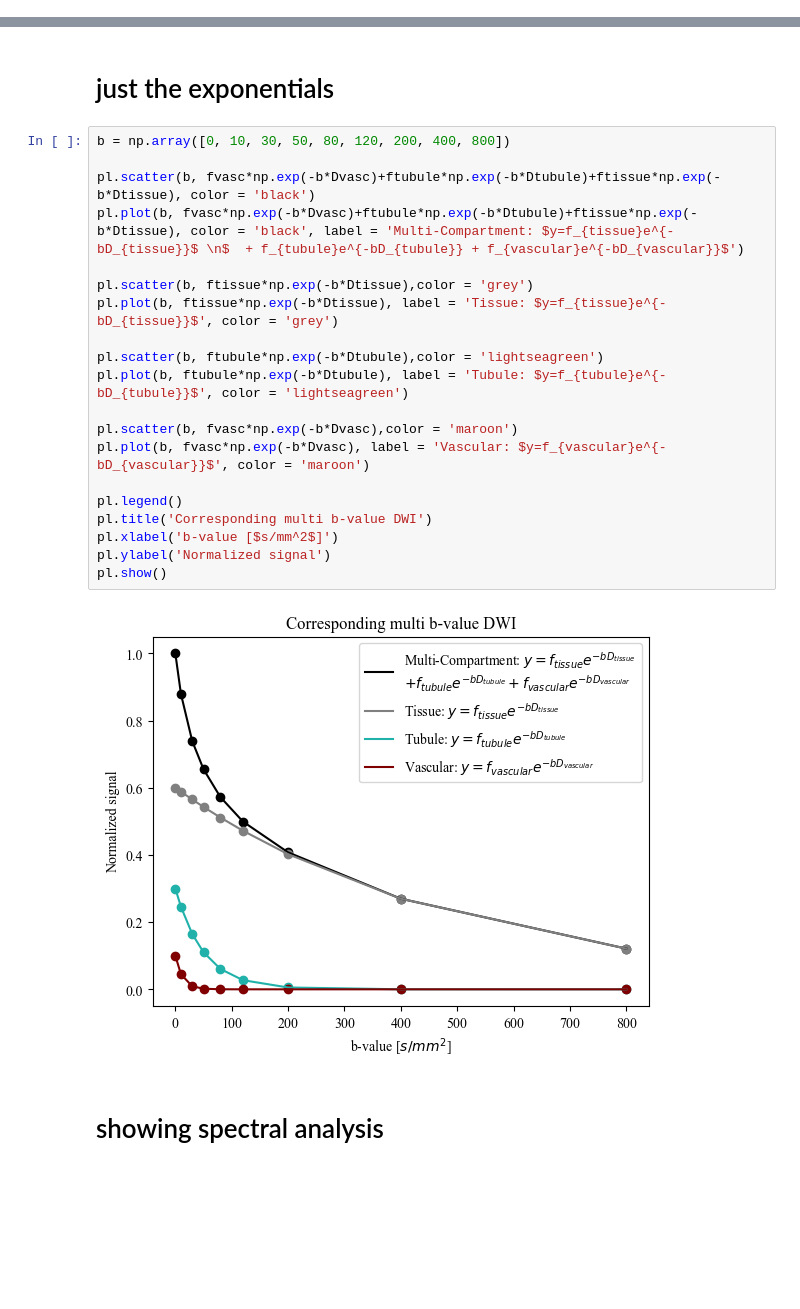
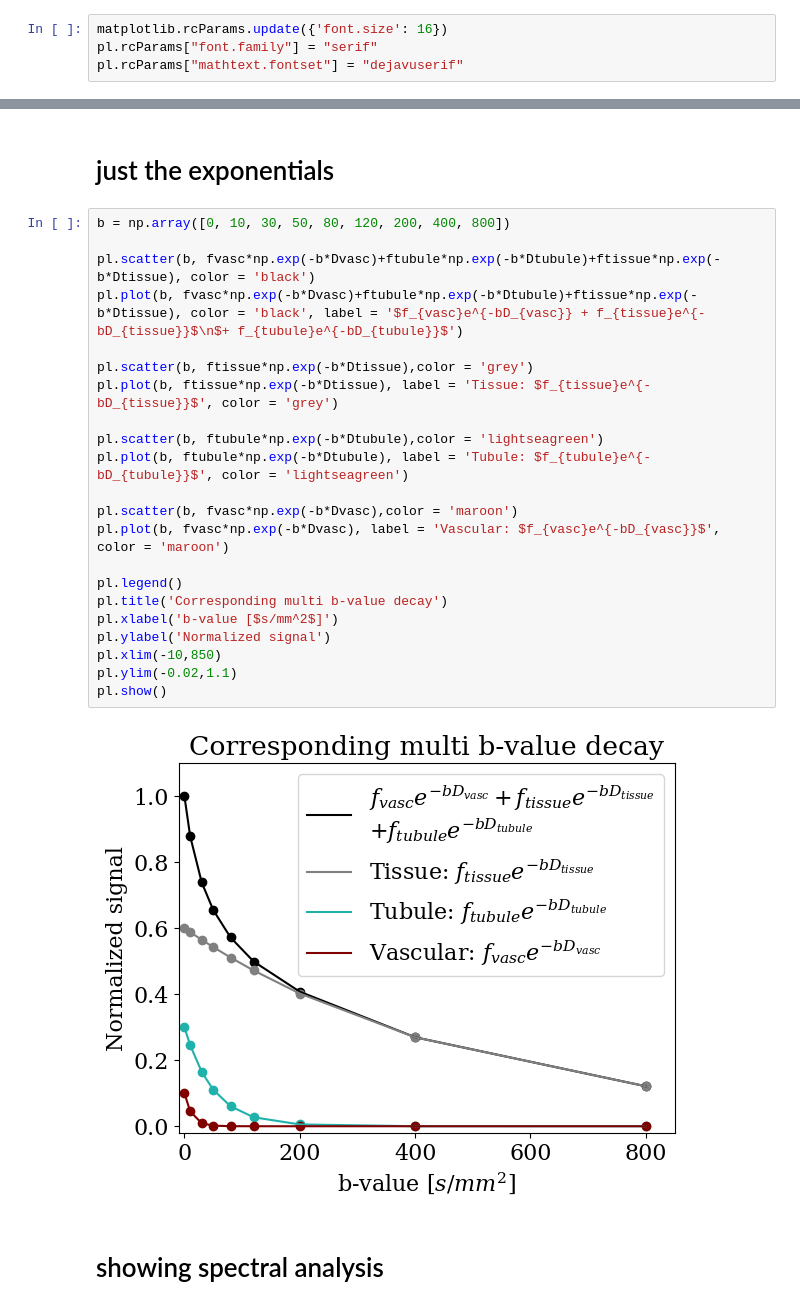
Before and after one commit to miramliu/Multiexp_Simulations_python, a Jupyter notebook: 2024Spring07_SphericalGaussianDiffusion.ipynb, the cells around one changed output, grey strips where cells are left out. Drawn from its saved outputs; the diff is of its cells as text; blank space fills up the shorter version.

```diff
--- a/2024Spring07_SphericalGaussianDiffusion.ipynb
+++ b/2024Spring07_SphericalGaussianDiffusion.ipynb
@@ -341,6 +341,10 @@ for t in time:
     conc_tisss = np.append(conc_tisss, conc_tiss)
     conc_tubs = np.append(conc_tubs,conc_tub)
     conc_vascs = np.append(conc_vascs, conc_vasc)
+# %%
+matplotlib.rcParams.update({'font.size': 16})
+pl.rcParams["font.family"] = "serif"
+pl.rcParams["mathtext.fontset"] = "dejavuserif"
 # %%
 
 
@@ -386,25 +391,27 @@ pl.show()
 # %%
 b = np.array([0, 10, 30, 50, 80, 120, 200, 400, 800])
 
 pl.scatter(b, fvasc*np.exp(-b*Dvasc)+ftubule*np.exp(-b*Dtubule)+ftissue*np.exp(-b*Dtissue), color = 'black')
-pl.plot(b, fvasc*np.exp(-b*Dvasc)+ftubule*np.exp(-b*Dtubule)+ftissue*np.exp(-b*Dtissue), color = 'black', label = 'Multi-Compartment: $y=f_{tissue}e^{-bD_{tissue}}$ \n$  + f_{tubule}e^{-bD_{tubule}} + f_{vascular}e^{-bD_{vascular}}$')
+pl.plot(b, fvasc*np.exp(-b*Dvasc)+ftubule*np.exp(-b*Dtubule)+ftissue*np.exp(-b*Dtissue), color = 'black', label = '$f_{vasc}e^{-bD_{vasc}} + f_{tissue}e^{-bD_{tissue}}$\n$+ f_{tubule}e^{-bD_{tubule}}$')
 
 pl.scatter(b, ftissue*np.exp(-b*Dtissue),color = 'grey')
-pl.plot(b, ftissue*np.exp(-b*Dtissue), label = 'Tissue: $y=f_{tissue}e^{-bD_{tissue}}$', color = 'grey')
+pl.plot(b, ftissue*np.exp(-b*Dtissue), label = 'Tissue: $f_{tissue}e^{-bD_{tissue}}$', color = 'grey')
 
 pl.scatter(b, ftubule*np.exp(-b*Dtubule),color = 'lightseagreen')
-pl.plot(b, ftubule*np.exp(-b*Dtubule), label = 'Tubule: $y=f_{tubule}e^{-bD_{tubule}}$', color = 'lightseagreen')
+pl.plot(b, ftubule*np.exp(-b*Dtubule), label = 'Tubule: $f_{tubule}e^{-bD_{tubule}}$', color = 'lightseagreen')
 
 pl.scatter(b, fvasc*np.exp(-b*Dvasc),color = 'maroon')
-pl.plot(b, fvasc*np.exp(-b*Dvasc), label = 'Vascular: $y=f_{vascular}e^{-bD_{vascular}}$', color = 'maroon')
+pl.plot(b, fvasc*np.exp(-b*Dvasc), label = 'Vascular: $f_{vasc}e^{-bD_{vasc}}$', color = 'maroon')
 
 pl.legend()
-pl.title('Corresponding multi b-value DWI')
+pl.title('Corresponding multi b-value decay')
 pl.xlabel('b-value [$s/mm^2$]')
 pl.ylabel('Normalized signal')
+pl.xlim(-10,850)
+pl.ylim(-0.02,1.1)
 pl.show()
 # %% [output]
-[figure, old version]
+[figure, new version]
 # %% [markdown]
 # showing spectral analysis
 # %%
```
Also changed, not shown: parts of 4 cells of this notebook, 19 other files.
